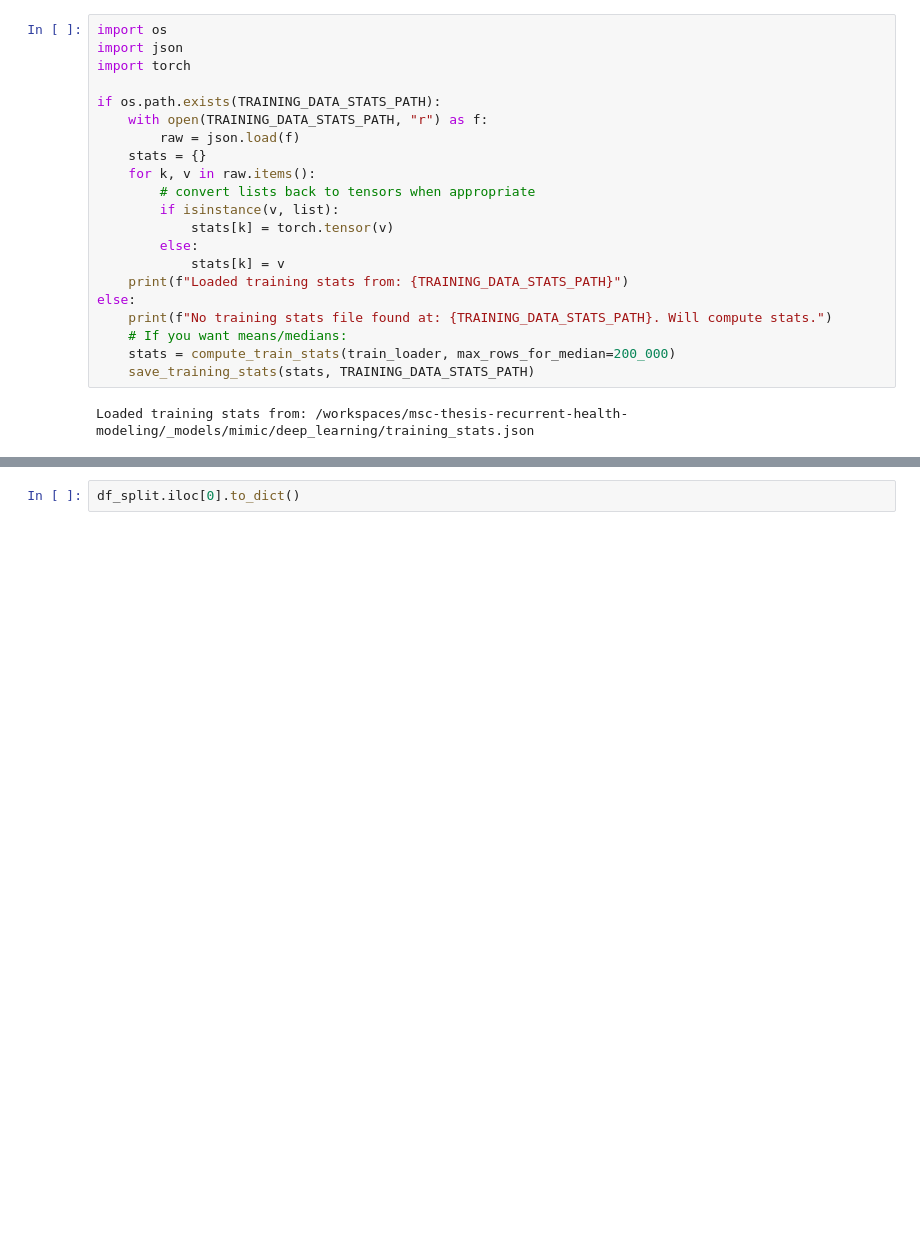
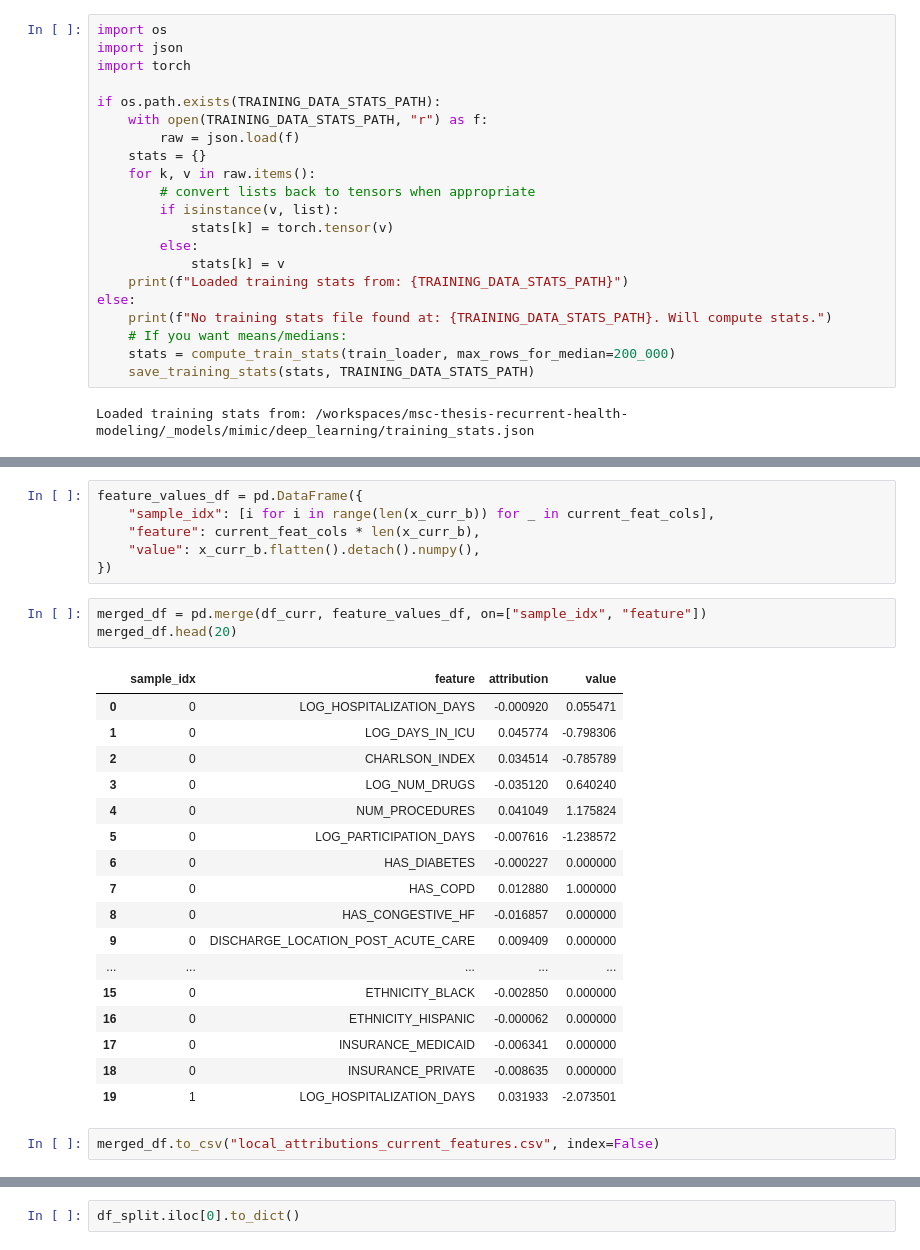
Before and after one commit to LucasVon0645/Master-Thesis--Project-ReadmitAI, a Jupyter notebook: recurrent_health_events_prediction/model_analysis/mimic/deep_learning/feat_importance_analysis.ipynb, the cells around one changed output, grey strips where cells are left out. Drawn from its saved outputs; the diff is of its cells as text; blank space fills up the shorter version.

```diff
--- a/recurrent_health_events_prediction/model_analysis/mimic/deep_learning/feat_importance_analysis.ipynb
+++ b/recurrent_health_events_prediction/model_analysis/mimic/deep_learning/feat_importance_analysis.ipynb
@@ -623,0 +642,29 @@ df_curr.sort_values(by="importance", ascending=False).head(10)
+# %%
+feature_values_df = pd.DataFrame({
+    "sample_idx": [i for i in range(len(x_curr_b)) for _ in current_feat_cols],
+    "feature": current_feat_cols * len(x_curr_b),
+    "value": x_curr_b.flatten().detach().numpy(),
+})
+# %%
+merged_df = pd.merge(df_curr, feature_values_df, on=["sample_idx", "feature"])
+merged_df.head(20)
+# %% [output]
+|  | sample_idx | feature | attribution | value |
+| 0 | 0 | LOG_HOSPITALIZATION_DAYS | -0.000920 | 0.055471 |
+| 1 | 0 | LOG_DAYS_IN_ICU | 0.045774 | -0.798306 |
+| 2 | 0 | CHARLSON_INDEX | 0.034514 | -0.785789 |
+| 3 | 0 | LOG_NUM_DRUGS | -0.035120 | 0.640240 |
+| 4 | 0 | NUM_PROCEDURES | 0.041049 | 1.175824 |
+| 5 | 0 | LOG_PARTICIPATION_DAYS | -0.007616 | -1.238572 |
+| 6 | 0 | HAS_DIABETES | -0.000227 | 0.000000 |
+| 7 | 0 | HAS_COPD | 0.012880 | 1.000000 |
+| 8 | 0 | HAS_CONGESTIVE_HF | -0.016857 | 0.000000 |
+| 9 | 0 | DISCHARGE_LOCATION_POST_ACUTE_CARE | 0.009409 | 0.000000 |
+| ... | ... | ... | ... | ... |
+| 15 | 0 | ETHNICITY_BLACK | -0.002850 | 0.000000 |
+| 16 | 0 | ETHNICITY_HISPANIC | -0.000062 | 0.000000 |
+| 17 | 0 | INSURANCE_MEDICAID | -0.006341 | 0.000000 |
+| 18 | 0 | INSURANCE_PRIVATE | -0.008635 | 0.000000 |
+| 19 | 1 | LOG_HOSPITALIZATION_DAYS | 0.031933 | -2.073501 |
+# %%
+merged_df.to_csv("local_attributions_current_features.csv", index=False)
```
Also changed, not shown: parts of 17 cells of this notebook, 2 other files.
